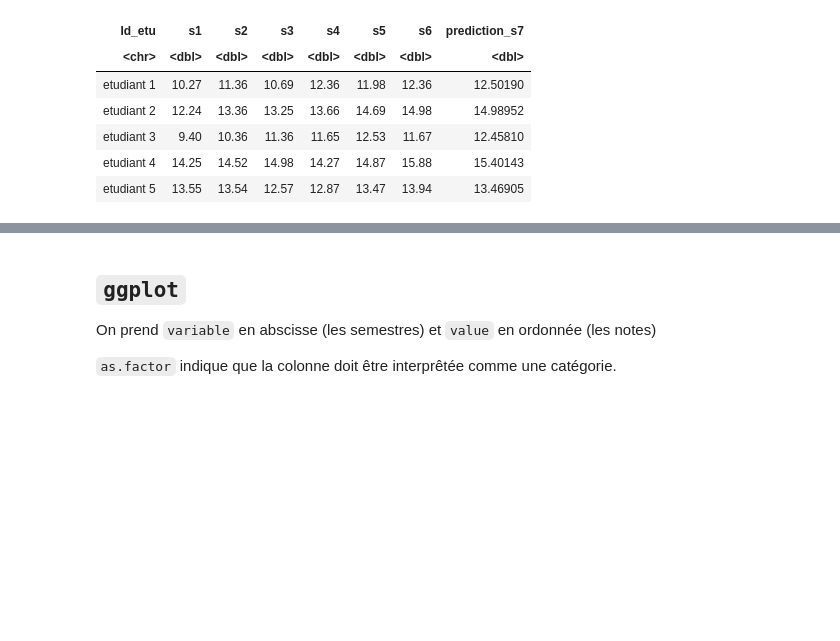
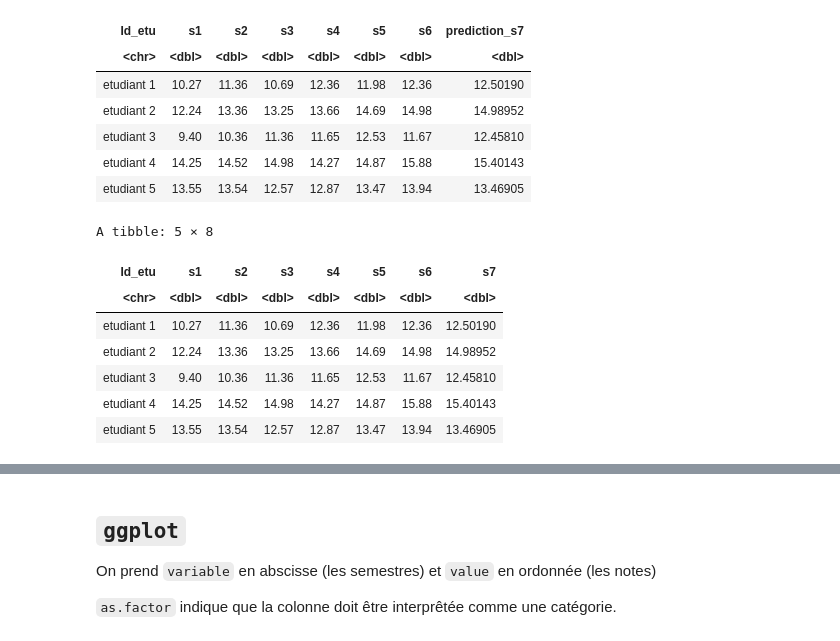
Before and after one commit to TaoHuaLiu/statisitiques, a Jupyter notebook: tp3.ipynb, the cells around one changed output, grey strips where cells are left out. Saved outputs shown, nothing was run; the diff lists cells and outputs as text; code cells hidden in the pictures; blank space fills up the shorter version.

```diff
--- a/tp3.ipynb
+++ b/tp3.ipynb
@@ -128,3 +128,17 @@ A tibble: 5 × 8
 | etudiant 3 | 9.40 | 10.36 | 11.36 | 11.65 | 12.53 | 11.67 | 12.45810 |
 | etudiant 4 | 14.25 | 14.52 | 14.98 | 14.27 | 14.87 | 15.88 | 15.40143 |
 | etudiant 5 | 13.55 | 13.54 | 12.57 | 12.87 | 13.47 | 13.94 | 13.46905 |
+# %%
+# Renommons la colonne 'prediction_s7'
+
+names(data) <- c("Id_etu", "s1","s2", "s3", "s4", "s5", "s6", "s7")
+data
+# %% [output]
+A tibble: 5 × 8
+| Id_etu | s1 | s2 | s3 | s4 | s5 | s6 | s7 |
+| <chr> | <dbl> | <dbl> | <dbl> | <dbl> | <dbl> | <dbl> | <dbl> |
+| etudiant 1 | 10.27 | 11.36 | 10.69 | 12.36 | 11.98 | 12.36 | 12.50190 |
+| etudiant 2 | 12.24 | 13.36 | 13.25 | 13.66 | 14.69 | 14.98 | 14.98952 |
+| etudiant 3 | 9.40 | 10.36 | 11.36 | 11.65 | 12.53 | 11.67 | 12.45810 |
+| etudiant 4 | 14.25 | 14.52 | 14.98 | 14.27 | 14.87 | 15.88 | 15.40143 |
+| etudiant 5 | 13.55 | 13.54 | 12.57 | 12.87 | 13.47 | 13.94 | 13.46905 |
```
Also changed, not shown: parts of 7 cells of this notebook.
